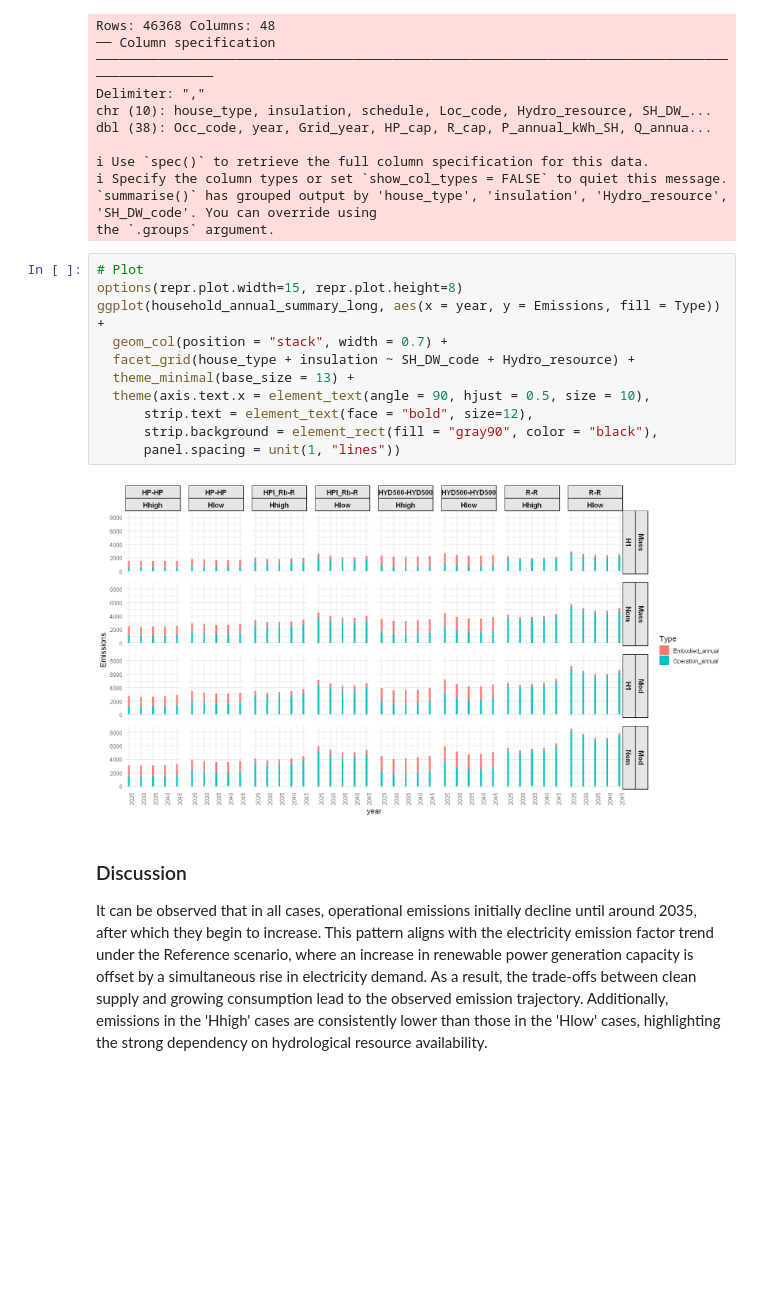
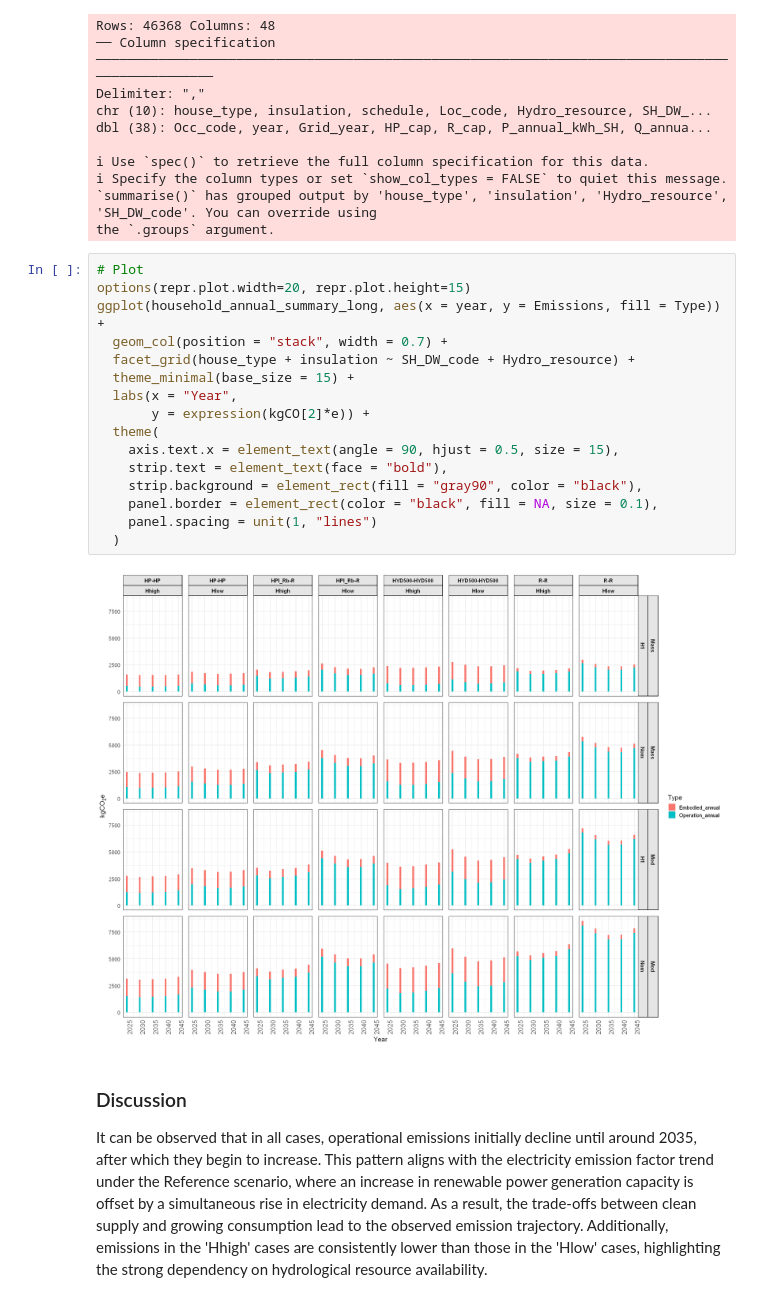
Before and after one commit to pxgo17/EECA_SWH_LCA, a Jupyter notebook: scripts/results_processing/SWH_LCA_results.ipynb, the cells around one changed output. Drawn from its saved outputs; the diff is of its cells as text; blank space fills up the shorter version.

```diff
--- a/scripts/results_processing/SWH_LCA_results.ipynb
+++ b/scripts/results_processing/SWH_LCA_results.ipynb
@@ -286,17 +289,22 @@ dbl (38): Occ_code, year, Grid_year, HP_cap, R_cap, P_annual_kWh_SH, Q_annua...
 the `.groups` argument.
 # %%
 # Plot
-options(repr.plot.width=15, repr.plot.height=8)
+options(repr.plot.width=20, repr.plot.height=15)
 ggplot(household_annual_summary_long, aes(x = year, y = Emissions, fill = Type)) +
   geom_col(position = "stack", width = 0.7) +
   facet_grid(house_type + insulation ~ SH_DW_code + Hydro_resource) +
-  theme_minimal(base_size = 13) +
-  theme(axis.text.x = element_text(angle = 90, hjust = 0.5, size = 10),
-      strip.text = element_text(face = "bold", size=12),
-      strip.background = element_rect(fill = "gray90", color = "black"),
-      panel.spacing = unit(1, "lines"))
+  theme_minimal(base_size = 15) +
+  labs(x = "Year",
+       y = expression(kgCO[2]*e)) +
+  theme(
+    axis.text.x = element_text(angle = 90, hjust = 0.5, size = 15),
+    strip.text = element_text(face = "bold"),
+    strip.background = element_rect(fill = "gray90", color = "black"),
+    panel.border = element_rect(color = "black", fill = NA, size = 0.1),
+    panel.spacing = unit(1, "lines")
+  )
 # %% [output]
-[figure, old version]
+[figure, new version]
 # %% [markdown]
 ### Discussion
 It can be observed that in all cases, operational emissions initially decline until around 2035, after which they begin to increase. This pattern aligns with the electricity emission factor trend under the Reference scenario, where an increase in renewable power generation capacity is offset by a simultaneous rise in electricity demand. As a result, the trade-offs between clean supply and growing consumption lead to the observed emission trajectory. Additionally, emissions in the 'Hhigh' cases are consistently lower than those in the 'Hlow' cases, highlighting the strong dependency on hydrological resource availability.
```
Also changed, not shown: parts of 11 cells of this notebook, 16 other files.
